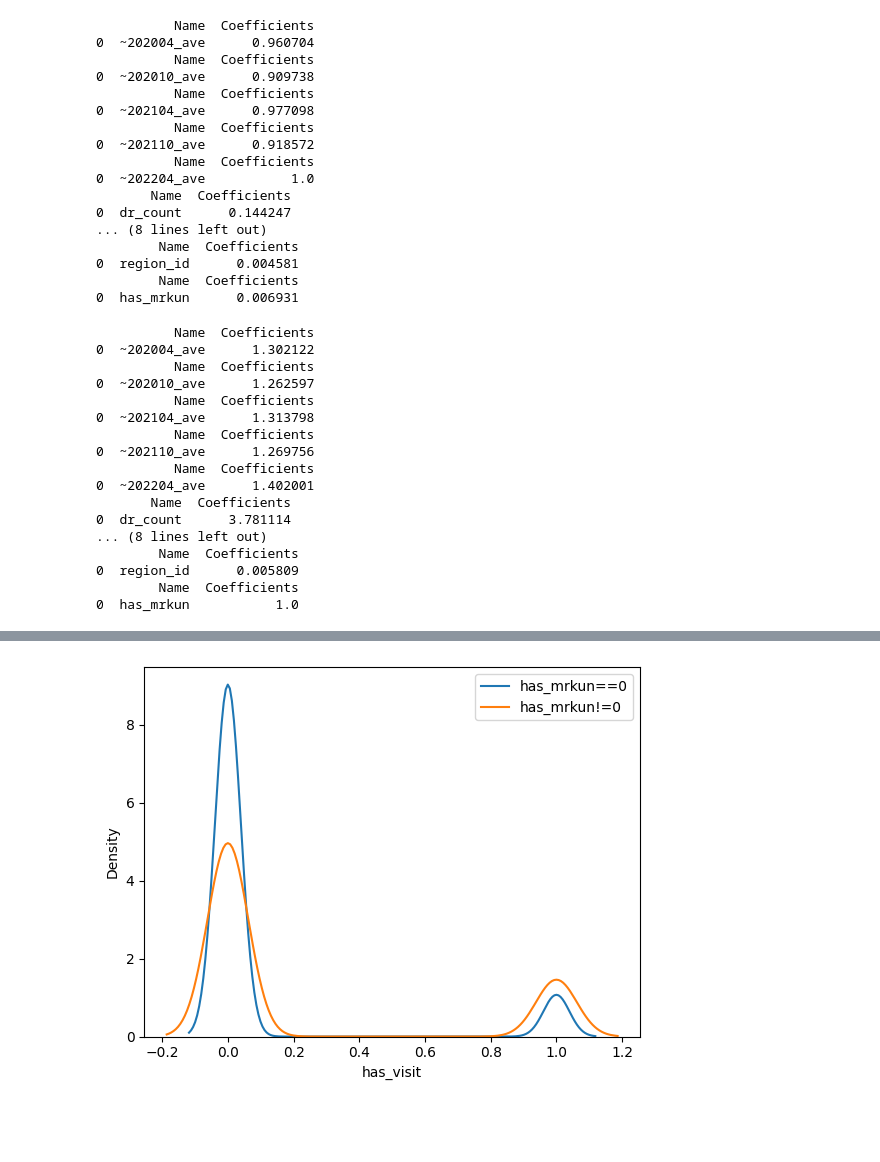
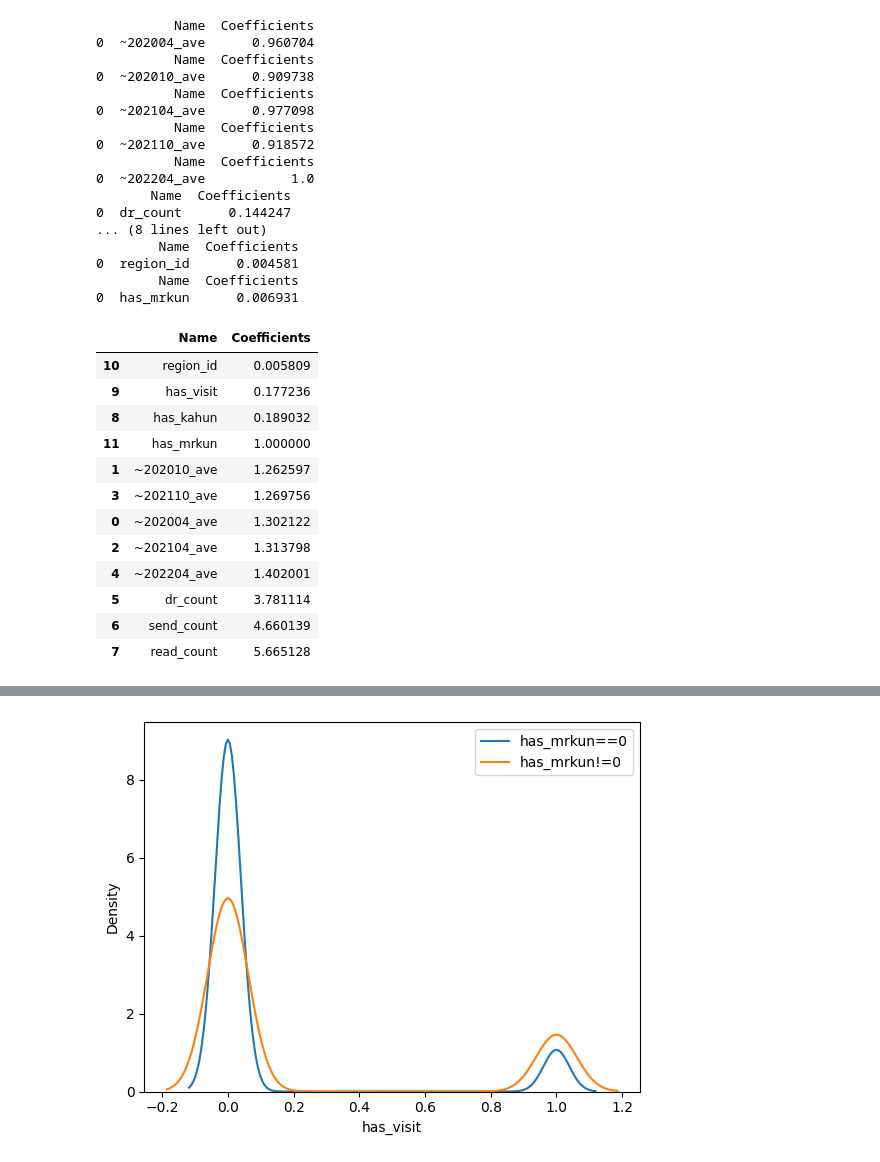
Before and after one commit to uehiratakumu/VScode, a Jupyter notebook: M3_intern/eda.ipynb, the cells around one changed output, grey strips where cells are left out. Cells and saved outputs as stored; diff of their text form; code cells hidden in the pictures; blank space fills up the shorter version.

```diff
--- a/M3_intern/eda.ipynb
+++ b/M3_intern/eda.ipynb
@@ -794,40 +796,43 @@ for i in range(len(s_c)-1):
 # %%
 from sklearn import linear_model
 clf = linear_model.LinearRegression()
 
 # データフレームの各列を正規化
 sales_st = sales_mrkun.apply(lambda x: (x - np.mean(x)) / (np.max(x) - np.min(x)))
 sales_st.head()
+
 s_c = sales_st.columns.values
 
 # 説明変数に "quality (品質スコア以外すべて)" を利用
+name = []
+coef = []
 for i in range(len(s_c)-1):
+
     wine2_except_quality = sales_st[s_c[i+1]]
     X = wine2_except_quality.values.reshape(-1, 1)
 
     # 目的変数に "quality (品質スコア)" を利用
     Y = sales_st['has_mrkun'].values
 
     # 予測モデルを作成
     clf.fit(X, Y)
-
+    name.append(s_c[i+1])
+    coef.append(np.abs(clf.coef_)[0])
     # 偏回帰係数
-    print(pd.DataFrame({"Name":s_c[i+1],"Coefficients":np.abs(clf.coef_)}).sort_values(by='Coefficients') )
+coef_mrkun =pd.DataFrame({"Name":name,"Coefficients":coef}).sort_values(by='Coefficients')
+display(coef_mrkun)
+coef_mrkun.to_csv("coef_mrkun.csv", index = False)
 # %% [output]
-          Name  Coefficients
-0  ~202004_ave      1.302122
-          Name  Coefficients
-0  ~202010_ave      1.262597
-          Name  Coefficients
-0  ~202104_ave      1.313798
-          Name  Coefficients
-0  ~202110_ave      1.269756
-          Name  Coefficients
-0  ~202204_ave      1.402001
-       Name  Coefficients
-0  dr_count      3.781114
-... (8 lines left out)
-        Name  Coefficients
-0  region_id      0.005809
-        Name  Coefficients
-0  has_mrkun           1.0
+|  | Name | Coefficients |
+| 10 | region_id | 0.005809 |
+| 9 | has_visit | 0.177236 |
+| 8 | has_kahun | 0.189032 |
+| 11 | has_mrkun | 1.000000 |
+| 1 | ~202010_ave | 1.262597 |
+| 3 | ~202110_ave | 1.269756 |
+| 0 | ~202004_ave | 1.302122 |
+| 2 | ~202104_ave | 1.313798 |
+| 4 | ~202204_ave | 1.402001 |
+| 5 | dr_count | 3.781114 |
+| 6 | send_count | 4.660139 |
+| 7 | read_count | 5.665128 |
```
Also changed, not shown: parts of 18 cells of this notebook, 9 other files.
